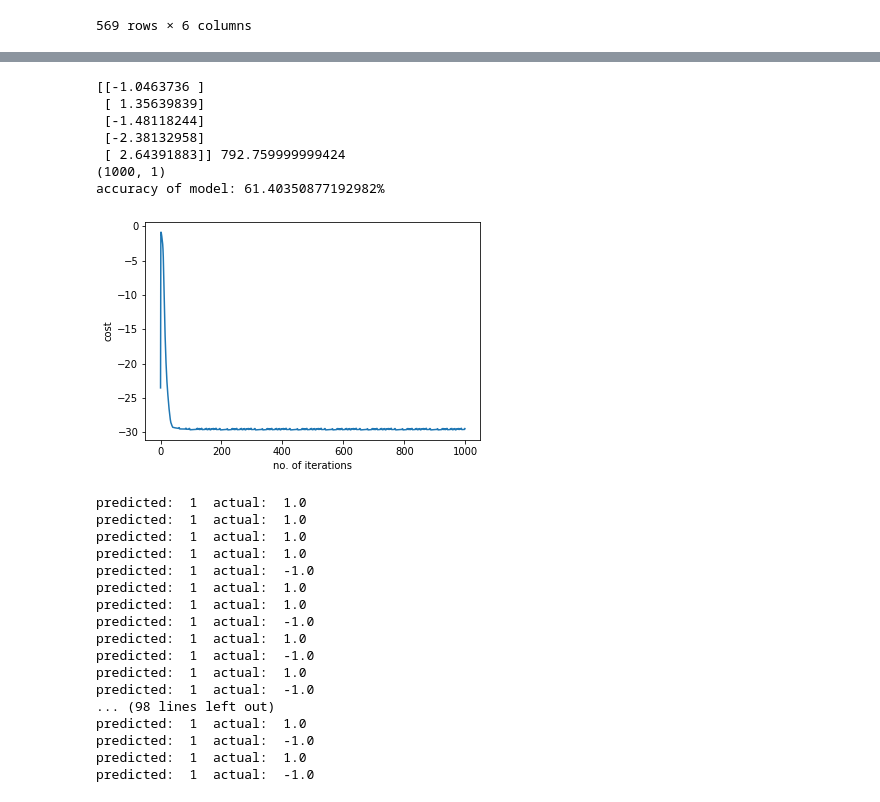
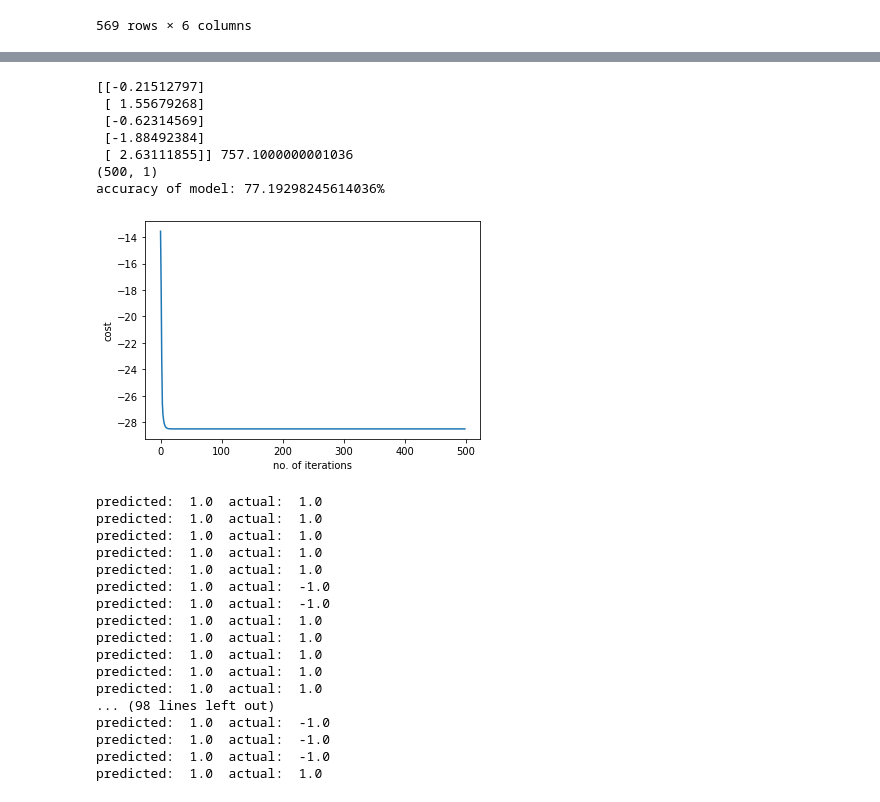
Before and after one commit to tanya12181/Machine-Learning-Internship, a Jupyter notebook: Task 12 SVM/Task 12 SVM from scratch (updated).ipynb, the cells around one changed output, grey strips where cells are left out. Saved outputs shown, nothing was run; the diff lists cells and outputs as text; code cells hidden in the pictures.

```diff
--- a/Task 12 SVM/Task 12 SVM from scratch (updated).ipynb
+++ b/Task 12 SVM/Task 12 SVM from scratch (updated).ipynb
@@ -117,7 +111,7 @@ print(x_test)
 def grad_descent(x,y,reg,alpha,epoch):
     r=x.shape[0]
     c=x.shape[1]
-    w = np.ones((c,1))
+    w = np.zeros((c,1))
     b=0
     min_w=[]
     min_b=None
@@ -160,9 +154,9 @@ def predict(x_,y_,w,b):
     py=list(py)
     for i in range(len(py)):
         if py[i]>=1:
-            py[i]=1
+            py[i]=1.0
         else:
-            py[i]=-1
+            py[i]=-1.0
     return py
 
 def showPredictions(pred,y_):
@@ -170,43 +164,43 @@ def showPredictions(pred,y_):
         print("predicted: ",pred[i],end='  ')
         print("actual: ",y_[i])
 # %%
-alpha = 0.01
-epoch = 1000
+alpha = 0.1
+epoch = 500
 reg = 0.005 # regularization parameter
 theta,b,cost_list=grad_descent(x_train,y_train,reg,alpha,epoch)
 print(theta,b)
 print(cost_list.shape)
 plotCost(cost_list)
 pred_y = predict(x_test,y_test,theta,b)
 accuracy = calAccuracy(pred_y,y_test)
 print(f"accuracy of model: {accuracy}%")
 # %% [output]
-[[-1.0463736 ]
- [ 1.35639839]
- [-1.48118244]
- [-2.38132958]
- [ 2.64391883]] 792.759999999424
-(1000, 1)
-accuracy of model: 61.40350877192982%
+[[-0.21512797]
+ [ 1.55679268]
+ [-0.62314569]
+ [-1.88492384]
+ [ 2.63111855]] 757.1000000001036
+(500, 1)
+accuracy of model: 77.19298245614036%
-[figure, old version]
+[figure, new version]
 # %%
 showPredictions(pred_y,y_test)
 # %% [output]
-predicted:  1  actual:  1.0
-predicted:  1  actual:  1.0
-predicted:  1  actual:  1.0
-predicted:  1  actual:  1.0
-predicted:  1  actual:  -1.0
-predicted:  1  actual:  1.0
-predicted:  1  actual:  1.0
-predicted:  1  actual:  -1.0
-predicted:  1  actual:  1.0
-predicted:  1  actual:  -1.0
-predicted:  1  actual:  1.0
-predicted:  1  actual:  -1.0
+predicted:  1.0  actual:  1.0
+predicted:  1.0  actual:  1.0
+predicted:  1.0  actual:  1.0
+predicted:  1.0  actual:  1.0
+predicted:  1.0  actual:  1.0
+predicted:  1.0  actual:  -1.0
+predicted:  1.0  actual:  -1.0
+predicted:  1.0  actual:  1.0
+predicted:  1.0  actual:  1.0
+predicted:  1.0  actual:  1.0
+predicted:  1.0  actual:  1.0
+predicted:  1.0  actual:  1.0
 ... (98 lines left out)
-predicted:  1  actual:  1.0
-predicted:  1  actual:  -1.0
-predicted:  1  actual:  1.0
-predicted:  1  actual:  -1.0
+predicted:  1.0  actual:  -1.0
+predicted:  1.0  actual:  -1.0
+predicted:  1.0  actual:  -1.0
+predicted:  1.0  actual:  1.0
 # %%
```
Also changed, not shown: parts of 14 cells of this notebook.
